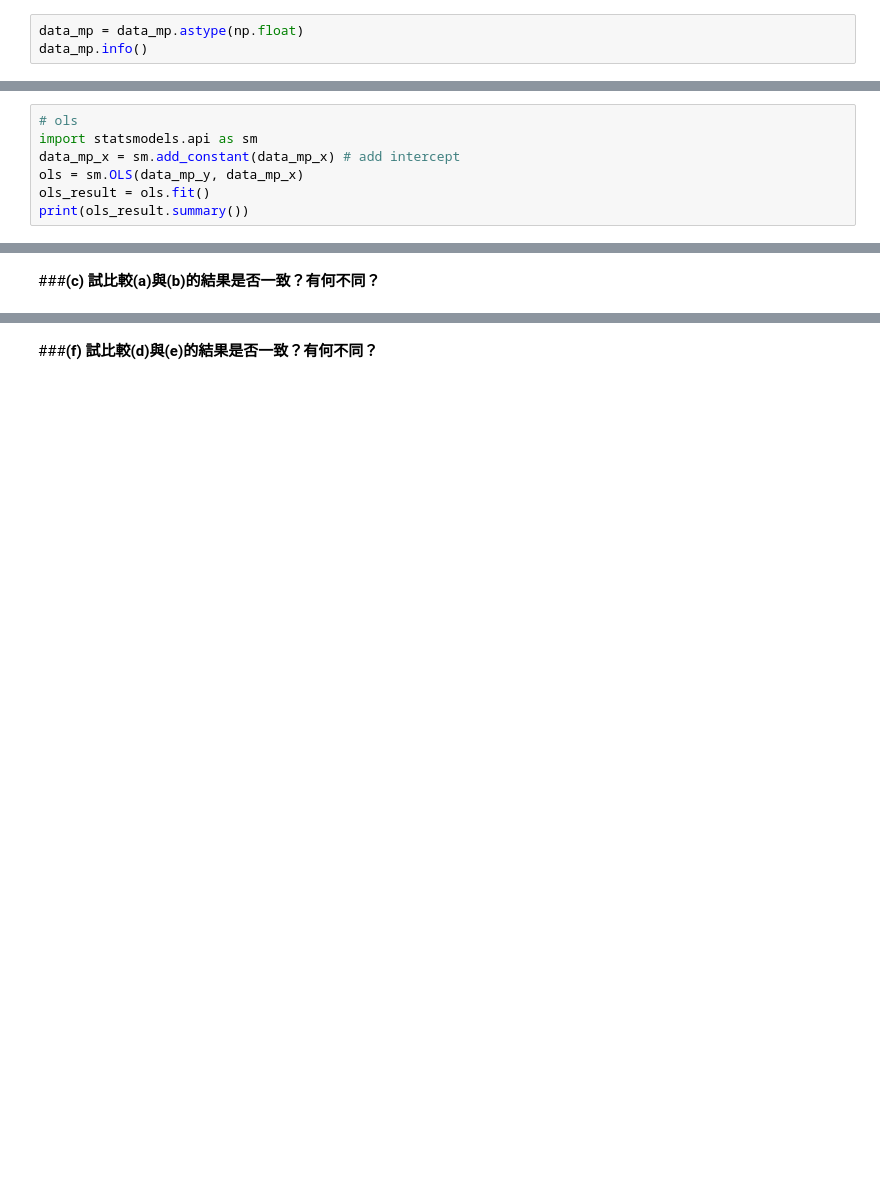
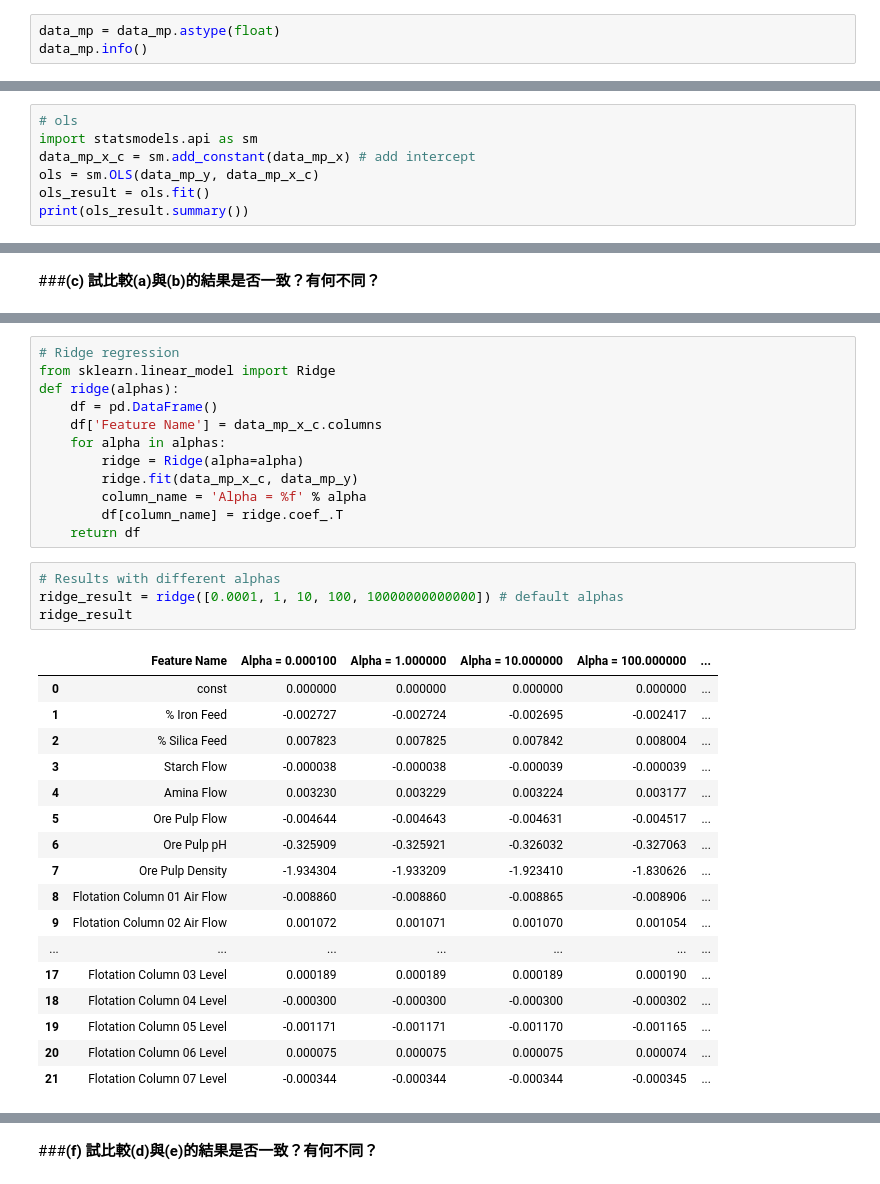
Before and after one commit to angel870326/NTU_Manufacturing_Data_Science, a Jupyter notebook: MDS_Assignment3.ipynb, the cells around one changed output, grey strips where cells are left out. Cells and saved outputs as stored; diff of their text form; blank space fills up the shorter version.

```diff
--- a/MDS_Assignment3.ipynb
+++ b/MDS_Assignment3.ipynb
@@ -570,7 +570,7 @@ data_mp.head()
 | 4 | 55.2 | 16.98 | 3033.69 | 558.167 | 400.254 | 10.0697 | 1.74 | ... |
 5 rows × 23 columns
 # %%
-data_mp = data_mp.astype(np.float)
+data_mp = data_mp.astype(float)
 data_mp.info()
 # %% [output]
 <class 'pandas.core.frame.DataFrame'>
@@ -600,7 +598,7 @@ data_mp_y = data_mp.iloc[:,-1:]
 # %%
 # ols
 import statsmodels.api as sm
-data_mp_x = sm.add_constant(data_mp_x) # add intercept
-ols = sm.OLS(data_mp_y, data_mp_x)
+data_mp_x_c = sm.add_constant(data_mp_x) # add intercept
+ols = sm.OLS(data_mp_y, data_mp_x_c)
 ols_result = ols.fit()
 print(ols_result.summary())
@@ -630,0 +761,34 @@ ols_analysis_sorted.index[ols_analysis_sorted['p-value'] < 0.01].tolist()
+# %%
+# Ridge regression
+from sklearn.linear_model import Ridge
+def ridge(alphas):
+    df = pd.DataFrame()
+    df['Feature Name'] = data_mp_x_c.columns
+    for alpha in alphas:
+        ridge = Ridge(alpha=alpha)
+        ridge.fit(data_mp_x_c, data_mp_y)
+        column_name = 'Alpha = %f' % alpha
+        df[column_name] = ridge.coef_.T
+    return df
+# %%
+# Results with different alphas
+ridge_result = ridge([0.0001, 1, 10, 100, 10000000000000]) # default alphas
+ridge_result
+# %% [output]
+|  | Feature Name | Alpha = 0.000100 | Alpha = 1.000000 | Alpha = 10.000000 | Alpha = 100.000000 | ... |
+| 0 | const | 0.000000 | 0.000000 | 0.000000 | 0.000000 | ... |
+| 1 | % Iron Feed | -0.002727 | -0.002724 | -0.002695 | -0.002417 | ... |
+| 2 | % Silica Feed | 0.007823 | 0.007825 | 0.007842 | 0.008004 | ... |
+| 3 | Starch Flow | -0.000038 | -0.000038 | -0.000039 | -0.000039 | ... |
+| 4 | Amina Flow | 0.003230 | 0.003229 | 0.003224 | 0.003177 | ... |
+| 5 | Ore Pulp Flow | -0.004644 | -0.004643 | -0.004631 | -0.004517 | ... |
+| 6 | Ore Pulp pH | -0.325909 | -0.325921 | -0.326032 | -0.327063 | ... |
+| 7 | Ore Pulp Density | -1.934304 | -1.933209 | -1.923410 | -1.830626 | ... |
+| 8 | Flotation Column 01 Air Flow | -0.008860 | -0.008860 | -0.008865 | -0.008906 | ... |
+| 9 | Flotation Column 02 Air Flow | 0.001072 | 0.001071 | 0.001070 | 0.001054 | ... |
+| ... | ... | ... | ... | ... | ... | ... |
+| 17 | Flotation Column 03 Level | 0.000189 | 0.000189 | 0.000189 | 0.000190 | ... |
+| 18 | Flotation Column 04 Level | -0.000300 | -0.000300 | -0.000300 | -0.000302 | ... |
+| 19 | Flotation Column 05 Level | -0.001171 | -0.001171 | -0.001170 | -0.001165 | ... |
+| 20 | Flotation Column 06 Level | 0.000075 | 0.000075 | 0.000075 | 0.000074 | ... |
+| 21 | Flotation Column 07 Level | -0.000344 | -0.000344 | -0.000344 | -0.000345 | ... |
```
Also changed, not shown: parts of 58 cells of this notebook.
